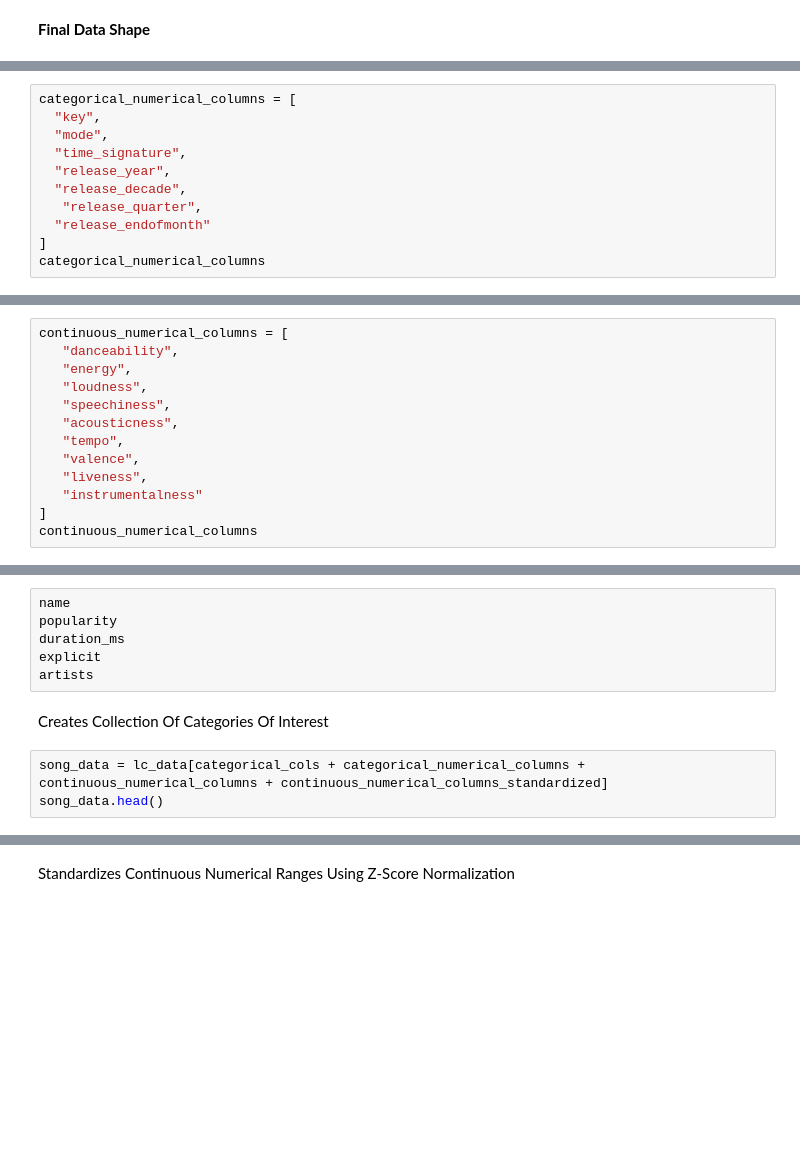
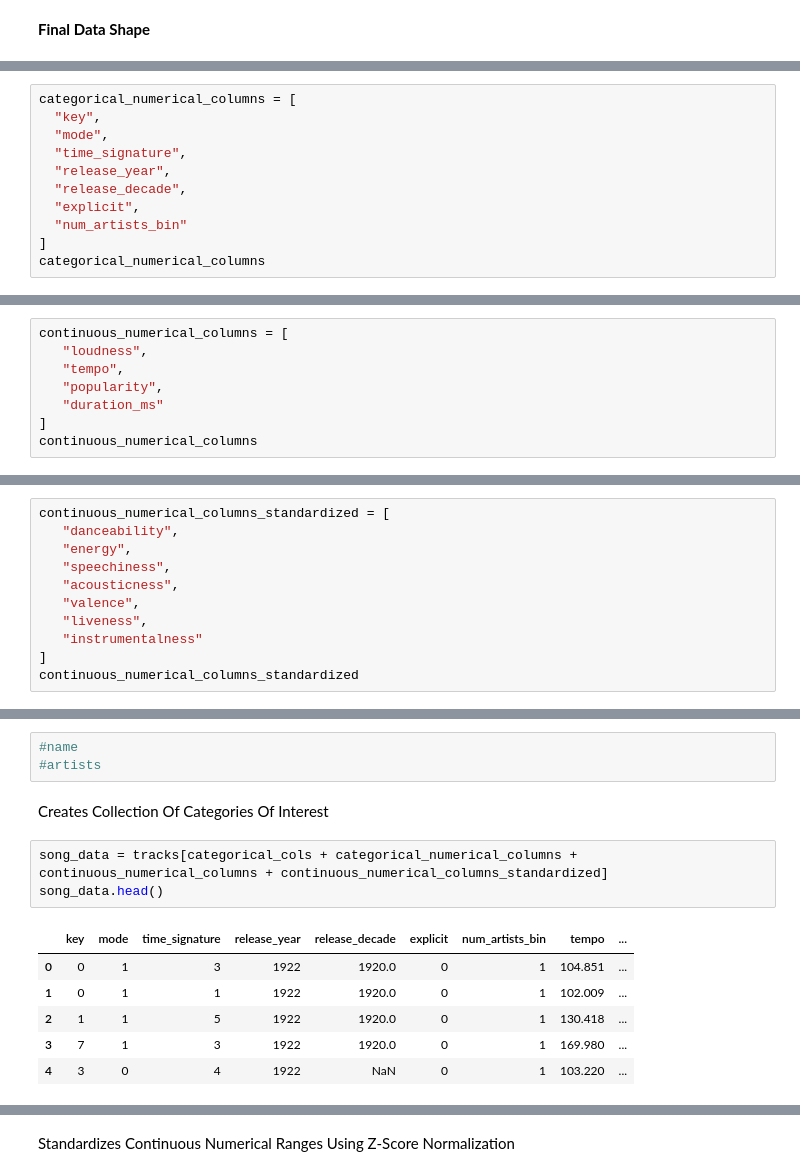
Before and after one commit to pjmaguire/find_me_music, a Jupyter notebook: Find_Me_Music.ipynb, the cells around one changed output, grey strips where cells are left out. Cells and saved outputs as stored; diff of their text form; blank space fills up the shorter version.

```diff
--- a/Find_Me_Music.ipynb
+++ b/Find_Me_Music.ipynb
@@ -291,7 +308,7 @@ categorical_numerical_columns = [
   "time_signature",
   "release_year",
   "release_decade",
-   "release_quarter",
-  "release_endofmonth"
+  "explicit",
+  "num_artists_bin"
 ]
 categorical_numerical_columns
@@ -297,0 +323,8 @@ categorical_numerical_columns
+# %%
+continuous_numerical_columns = [
+   "loudness",
+   "tempo",
+   "popularity",
+   "duration_ms"
+]
+continuous_numerical_columns
@@ -298,13 +333,11 @@ categorical_numerical_columns
 # %%
-continuous_numerical_columns = [
+continuous_numerical_columns_standardized = [
    "danceability",
    "energy",
-   "loudness",
    "speechiness",
    "acousticness",
-   "tempo",
    "valence",
    "liveness",
    "instrumentalness"
 ]
-continuous_numerical_columns
+continuous_numerical_columns_standardized
@@ -311,11 +352,15 @@ continuous_numerical_columns
-# %%
-name
-popularity
-duration_ms
-explicit
-artists
+# %%
+#name
+#artists
 # %% [markdown]
 Creates Collection Of Categories Of Interest
 # %%
-song_data = lc_data[categorical_cols + categorical_numerical_columns + continuous_numerical_columns + continuous_numerical_columns_standardized]
+song_data = tracks[categorical_cols + categorical_numerical_columns + continuous_numerical_columns + continuous_numerical_columns_standardized]
 song_data.head()
+# %% [output]
+|  | key | mode | time_signature | release_year | release_decade | explicit | num_artists_bin | tempo | ... |
+| 0 | 0 | 1 | 3 | 1922 | 1920.0 | 0 | 1 | 104.851 | ... |
+| 1 | 0 | 1 | 1 | 1922 | 1920.0 | 0 | 1 | 102.009 | ... |
+| 2 | 1 | 1 | 5 | 1922 | 1920.0 | 0 | 1 | 130.418 | ... |
+| 3 | 7 | 1 | 3 | 1922 | 1920.0 | 0 | 1 | 169.980 | ... |
+| 4 | 3 | 0 | 4 | 1922 | NaN | 0 | 1 | 103.220 | ... |
```
Also changed, not shown: parts of 37 cells of this notebook.
